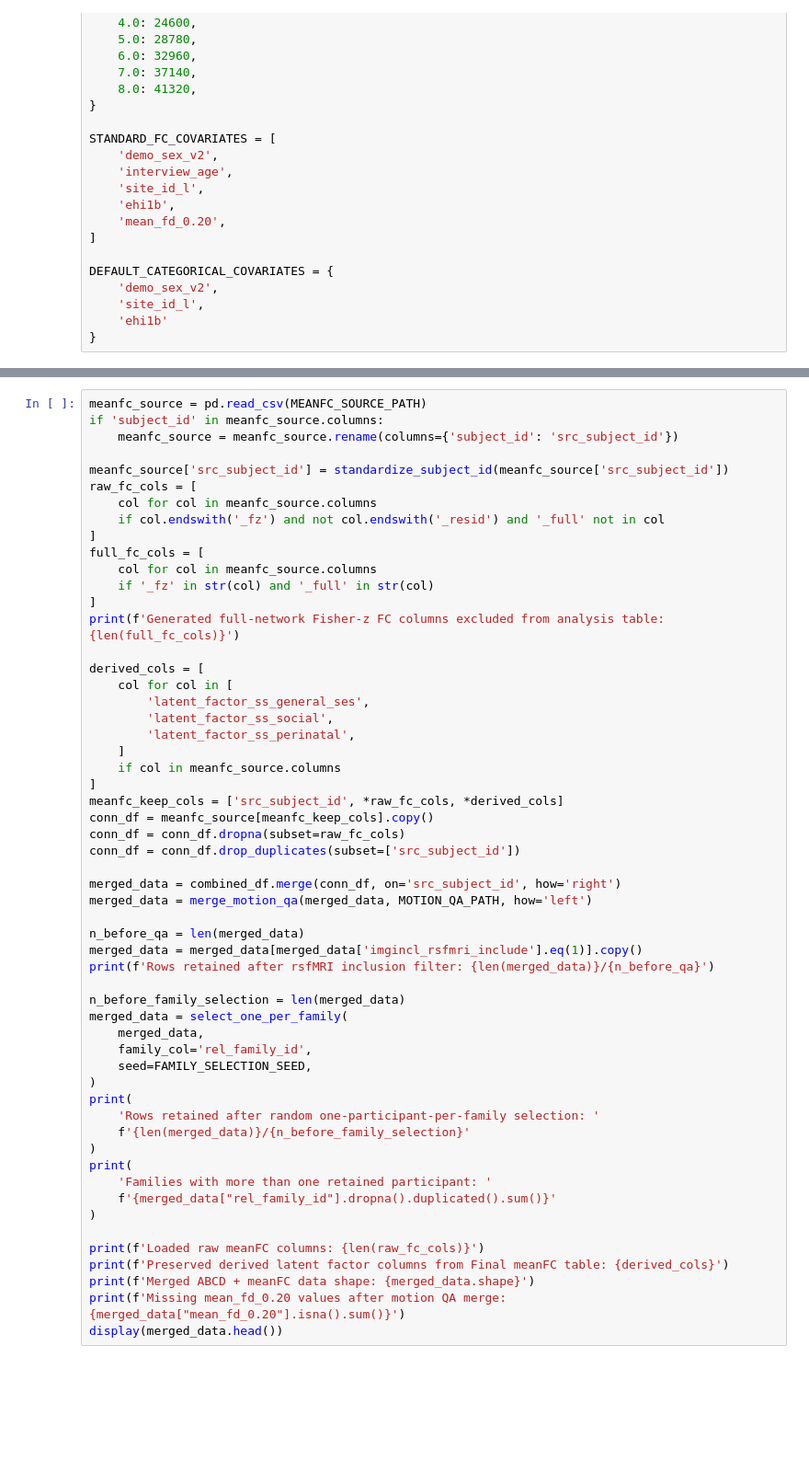
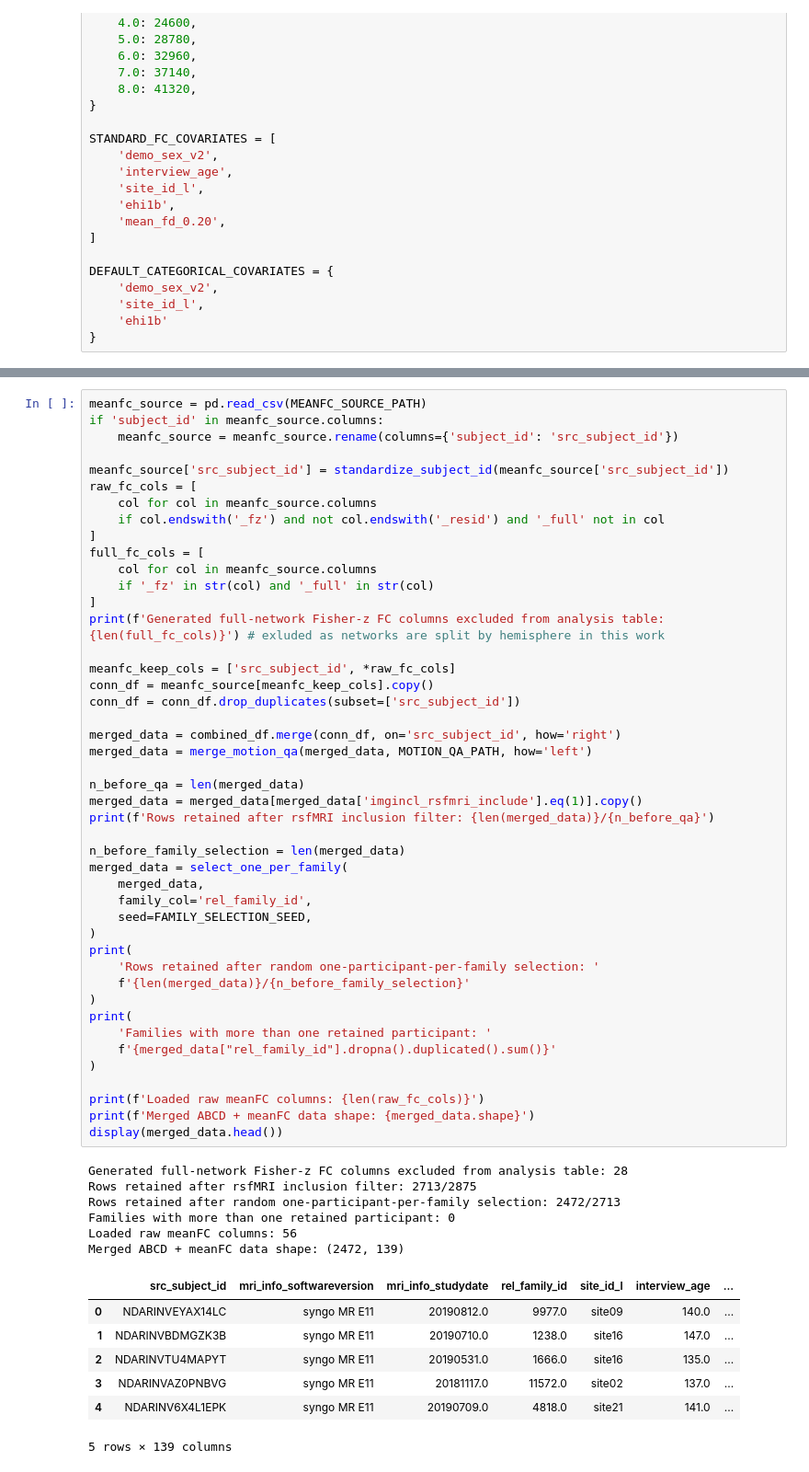
Before and after one commit to Greene-Lab/pMTG, a Jupyter notebook: data_wrangling.ipynb, the cells around one changed output, grey strips where cells are left out. Shown at 92% size. Cells and saved outputs as stored; diff of their text form; blank space fills up the shorter version.

```diff
--- a/data_wrangling.ipynb
+++ b/data_wrangling.ipynb
@@ -577,48 +543,51 @@ full_fc_cols = [
     col for col in meanfc_source.columns
     if '_fz' in str(col) and '_full' in str(col)
 ]
-print(f'Generated full-network Fisher-z FC columns excluded from analysis table: {len(full_fc_cols)}')
+print(f'Generated full-network Fisher-z FC columns excluded from analysis table: {len(full_fc_cols)}') # exluded as networks are split by hemisphere in this work
 
-derived_cols = [
-    col for col in [
-        'latent_factor_ss_general_ses',
-        'latent_factor_ss_social',
-        'latent_factor_ss_perinatal',
-    ]
-    if col in meanfc_source.columns
-]
-meanfc_keep_cols = ['src_subject_id', *raw_fc_cols, *derived_cols]
+meanfc_keep_cols = ['src_subject_id', *raw_fc_cols]
 conn_df = meanfc_source[meanfc_keep_cols].copy()
-conn_df = conn_df.dropna(subset=raw_fc_cols)
 conn_df = conn_df.drop_duplicates(subset=['src_subject_id'])
 
 merged_data = combined_df.merge(conn_df, on='src_subject_id', how='right')
 merged_data = merge_motion_qa(merged_data, MOTION_QA_PATH, how='left')
 
 n_before_qa = len(merged_data)
 merged_data = merged_data[merged_data['imgincl_rsfmri_include'].eq(1)].copy()
 print(f'Rows retained after rsfMRI inclusion filter: {len(merged_data)}/{n_before_qa}')
 
 n_before_family_selection = len(merged_data)
 merged_data = select_one_per_family(
     merged_data,
     family_col='rel_family_id',
     seed=FAMILY_SELECTION_SEED,
 )
 print(
     'Rows retained after random one-participant-per-family selection: '
     f'{len(merged_data)}/{n_before_family_selection}'
 )
 print(
     'Families with more than one retained participant: '
     f'{merged_data["rel_family_id"].dropna().duplicated().sum()}'
 )
 
 print(f'Loaded raw meanFC columns: {len(raw_fc_cols)}')
-print(f'Preserved derived latent factor columns from Final meanFC table: {derived_cols}')
 print(f'Merged ABCD + meanFC data shape: {merged_data.shape}')
-print(f'Missing mean_fd_0.20 values after motion QA merge: {merged_data["mean_fd_0.20"].isna().sum()}')
 display(merged_data.head())
+# %% [output]
+Generated full-network Fisher-z FC columns excluded from analysis table: 28
+Rows retained after rsfMRI inclusion filter: 2713/2875
+Rows retained after random one-participant-per-family selection: 2472/2713
+Families with more than one retained participant: 0
+Loaded raw meanFC columns: 56
+Merged ABCD + meanFC data shape: (2472, 139)
+|  | src_subject_id | mri_info_softwareversion | mri_info_studydate | rel_family_id | site_id_l | interview_age | ... |
+| 0 | NDARINVEYAX14LC | syngo MR E11 | 20190812.0 | 9977.0 | site09 | 140.0 | ... |
+| 1 | NDARINVBDMGZK3B | syngo MR E11 | 20190710.0 | 1238.0 | site16 | 147.0 | ... |
+| 2 | NDARINVTU4MAPYT | syngo MR E11 | 20190531.0 | 1666.0 | site16 | 135.0 | ... |
+| 3 | NDARINVAZ0PNBVG | syngo MR E11 | 20181117.0 | 11572.0 | site02 | 137.0 | ... |
+| 4 | NDARINV6X4L1EPK | syngo MR E11 | 20190709.0 | 4818.0 | site21 | 141.0 | ... |
+5 rows × 139 columns
 # %%
 existing_resid_cols = [f'{col}_resid' for col in raw_fc_cols if f'{col}_resid' in merged_data.columns]
 if existing_resid_cols:
```
Also changed, not shown: parts of 9 cells of this notebook.
